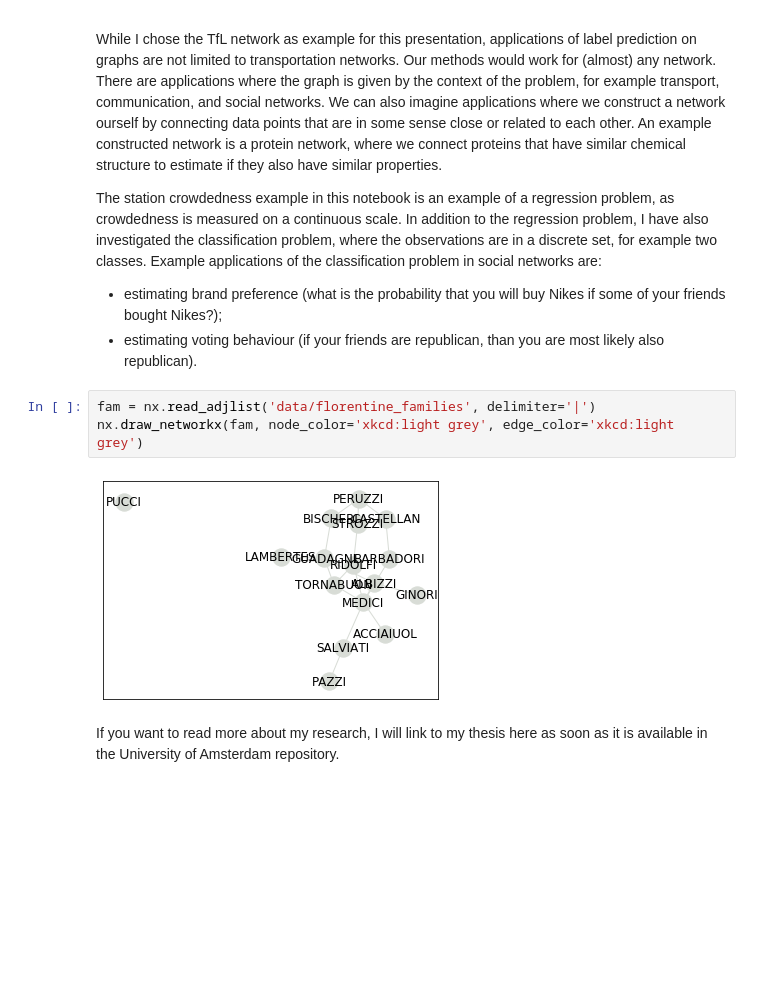
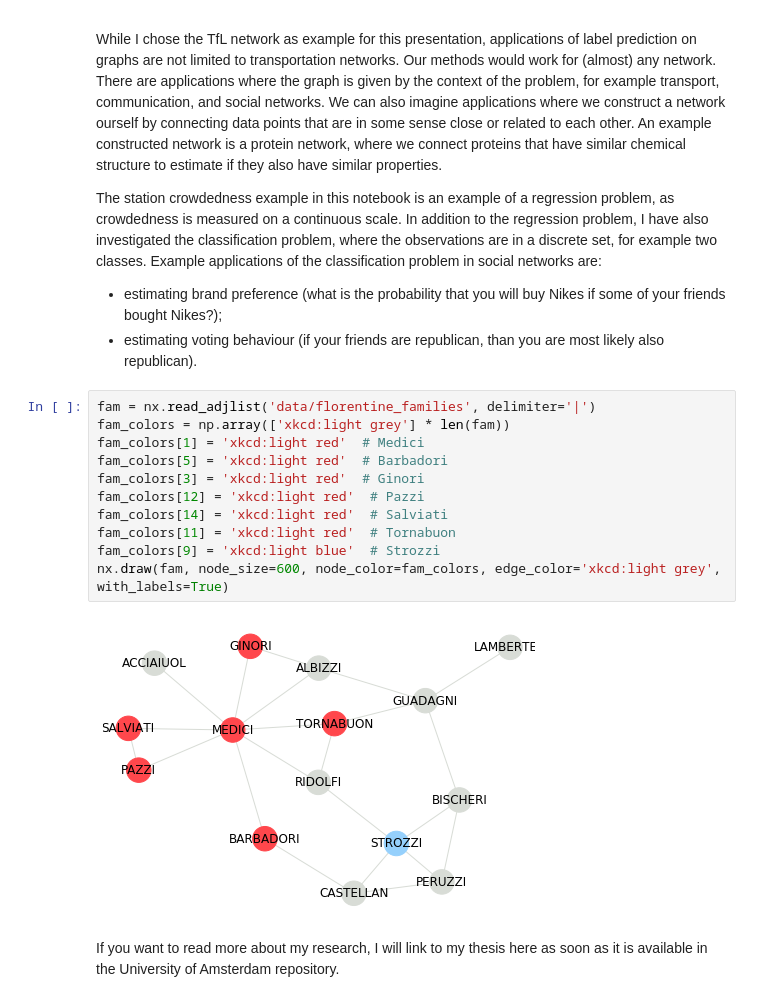
Before and after one commit to jarno35/thesis-presentation, a Jupyter notebook: thesis_presentation.ipynb, the cells around one changed output. Saved outputs shown, nothing was run; the diff lists cells and outputs as text; blank space fills up the shorter version.

```diff
--- a/thesis_presentation.ipynb
+++ b/thesis_presentation.ipynb
@@ -205,10 +205,18 @@ While I chose the TfL network as example for this presentation, applications of
 The station crowdedness example in this notebook is an example of a regression problem, as crowdedness is measured on a continuous scale. In addition to the regression problem, I have also investigated the classification problem, where the observations are in a discrete set, for example two classes. Example applications of the classification problem in social networks are:
 * estimating brand preference (what is the probability that you will buy Nikes if some of your friends bought Nikes?);
 * estimating voting behaviour (if your friends are republican, than you are most likely also republican).
-# %%
-fam = nx.read_adjlist('data/florentine_families', delimiter='|')
-nx.draw_networkx(fam, node_color='xkcd:light grey', edge_color='xkcd:light grey')
-# %% [output]
-[figure, removed]
+# %%
+fam = nx.read_adjlist('data/florentine_families', delimiter='|')
+fam_colors = np.array(['xkcd:light grey'] * len(fam))
+fam_colors[1] = 'xkcd:light red'  # Medici
+fam_colors[5] = 'xkcd:light red'  # Barbadori
+fam_colors[3] = 'xkcd:light red'  # Ginori
+fam_colors[12] = 'xkcd:light red'  # Pazzi
+fam_colors[14] = 'xkcd:light red'  # Salviati
+fam_colors[11] = 'xkcd:light red'  # Tornabuon
+fam_colors[9] = 'xkcd:light blue'  # Strozzi
+nx.draw(fam, node_size=600, node_color=fam_colors, edge_color='xkcd:light grey', with_labels=True)
+# %% [output]
+[figure, added]
 # %% [markdown]
 If you want to read more about my research, I will link to my thesis here as soon as it is available in the University of Amsterdam repository.
```
Also changed, not shown: parts of 8 cells of this notebook, 1 other file.
